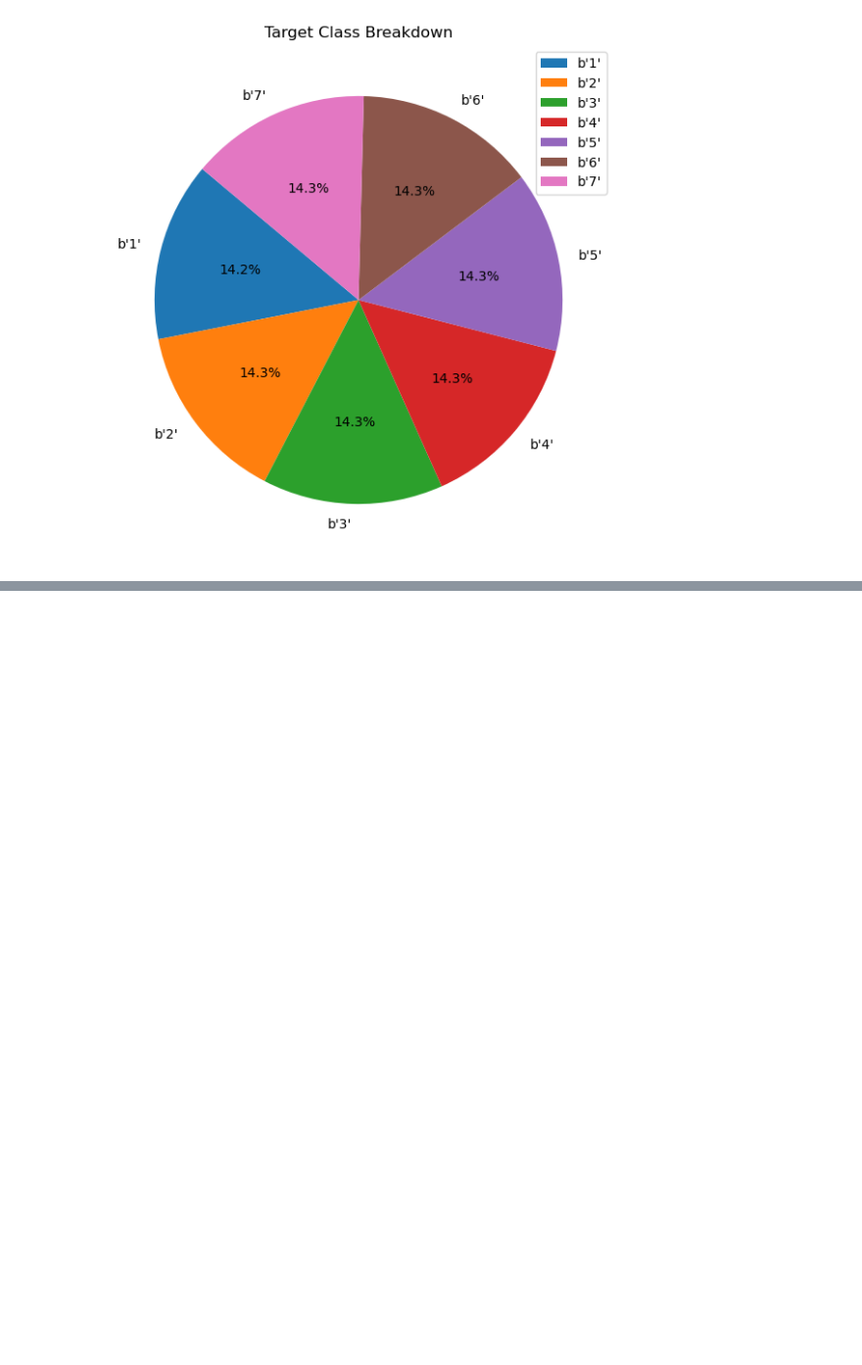
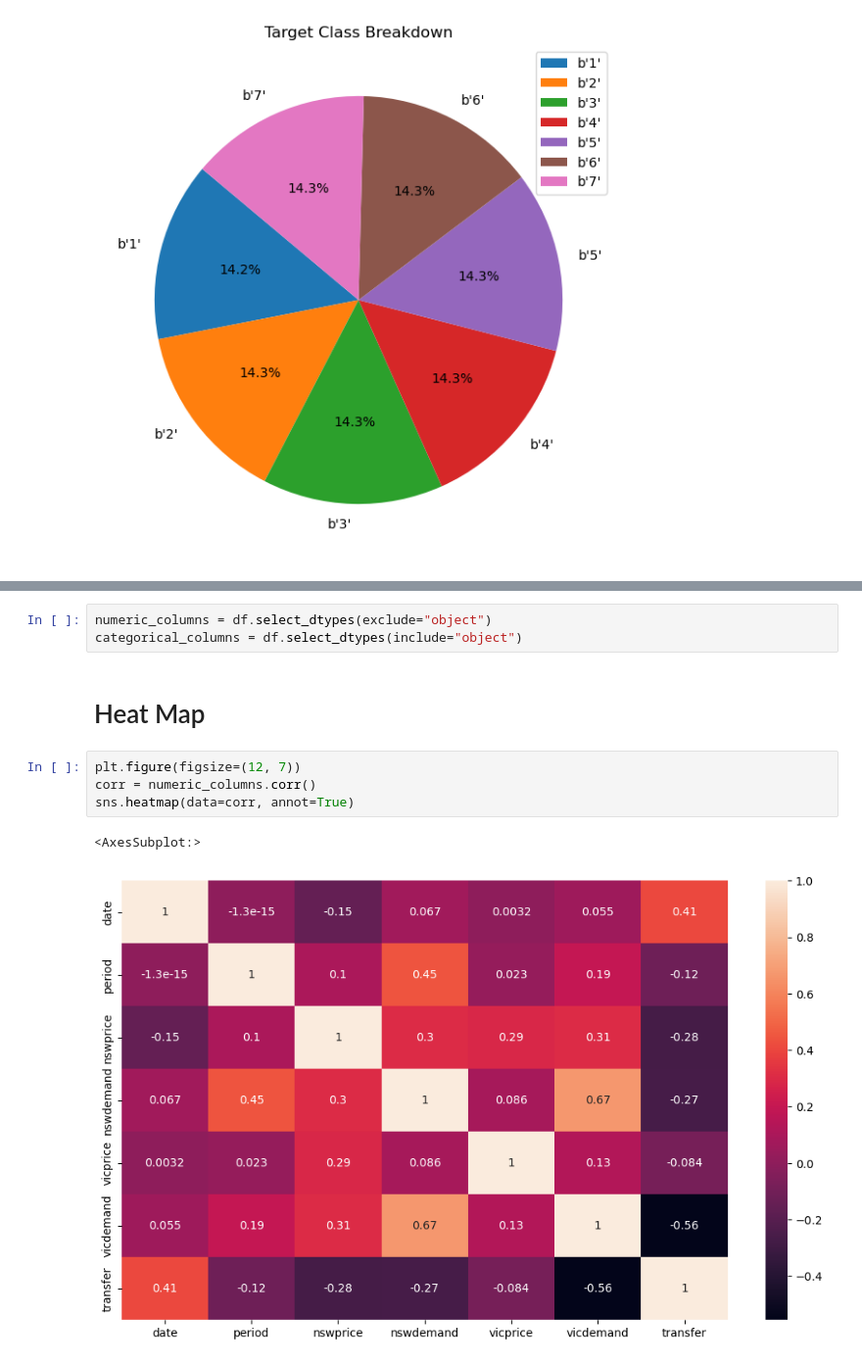
Before and after one commit to MaukanMir/Electricity-Classification, a Jupyter notebook: training.ipynb, the cells around one changed output, grey strips where cells are left out. Shown: that part at 98% size. Saved outputs shown, nothing was run; the diff lists cells and outputs as text; blank space fills up the shorter version.

```diff
--- a/training.ipynb
+++ b/training.ipynb
@@ -90,0 +305,12 @@ check_class_imbalance(df["day"])
+# %%
+numeric_columns = df.select_dtypes(exclude="object")
+categorical_columns = df.select_dtypes(include="object")
+# %% [markdown]
+# Heat Map
+# %%
+plt.figure(figsize=(12, 7))
+corr = numeric_columns.corr()
+sns.heatmap(data=corr, annot=True)
+# %% [output]
+<AxesSubplot:>
+[figure, added]
```
Also changed, not shown: parts of 4 cells of this notebook.
